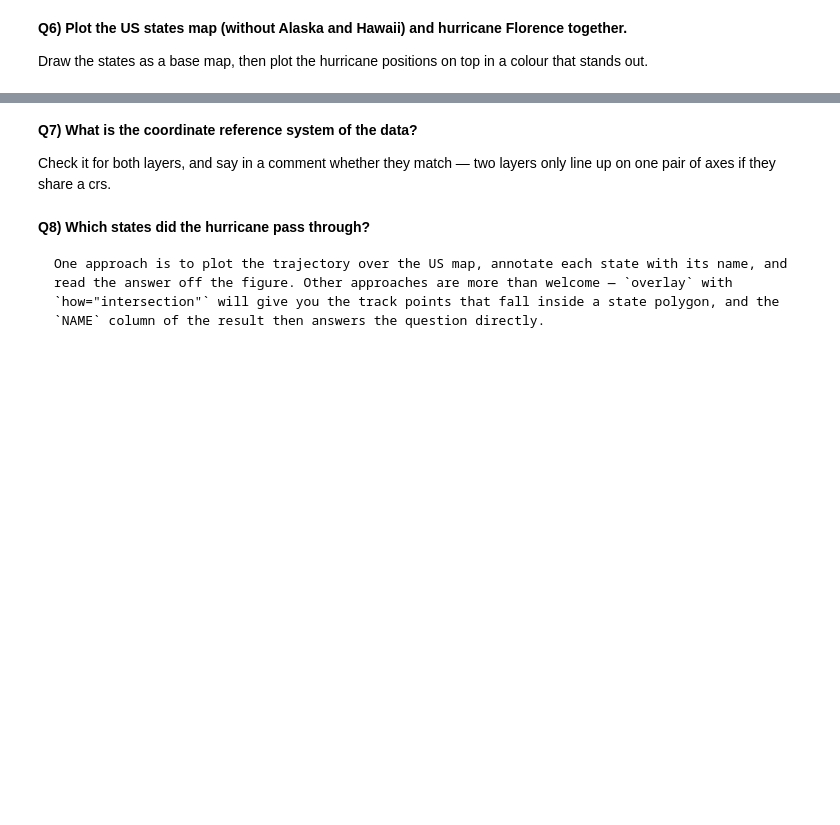
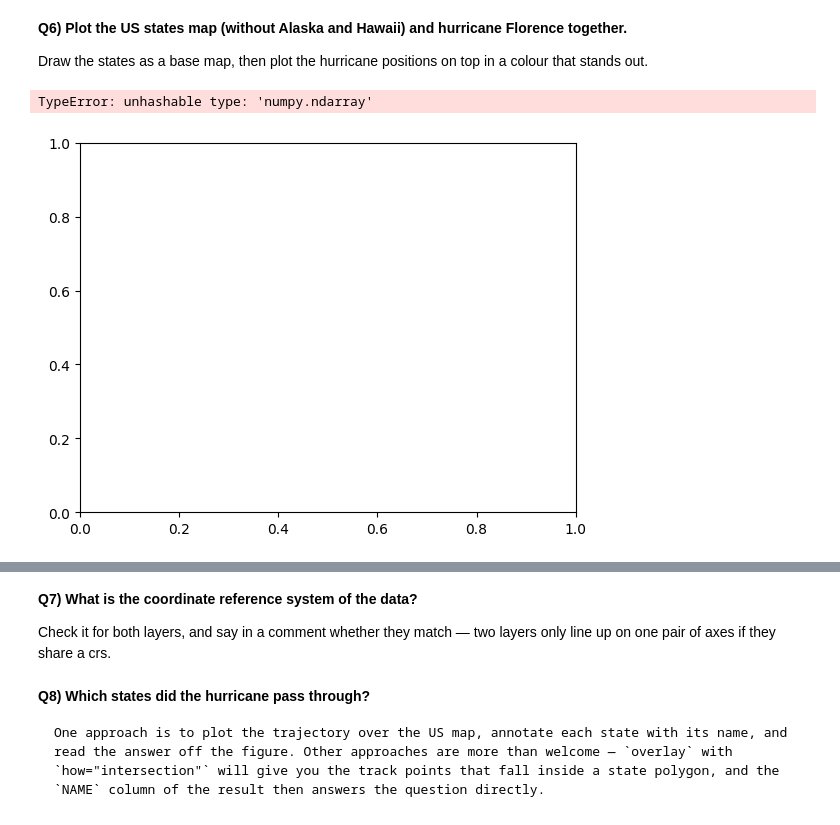
Before and after one commit to fiona-crdt/2026_Intro_Python, a Jupyter notebook: live/part-I/1.6-geospatial-vector-data-environmental-exercises.ipynb, the cells around one changed output, grey strips where cells are left out. Cells and saved outputs as stored; diff of their text form; code cells hidden in the pictures; blank space fills up the shorter version.

```diff
--- a/live/part-I/1.6-geospatial-vector-data-environmental-exercises.ipynb
+++ b/live/part-I/1.6-geospatial-vector-data-environmental-exercises.ipynb
@@ -110,0 +136,4 @@ and call the result `gdf_florence`. Then look at its first few rows.
+# %%
+# Create a geodataframe from the hurricane florence dataframe
+gdf_florence = gpd.GeoDataFrame(florence, geometry=gpd.points_from_xy(florence.Long, florence.Lat, crs="EPSG:4326"))
+gdf_florence.head()
@@ -115,3 +151,8 @@ Draw the states as a base map, then plot the hurricane positions on top in a col
 out.
 # %%
 # Plot to see the hurricane overlay the US map, with the hurricane position on top
+fig = plt.plot(country[~country.NAME.isin(["Alaska","Hawaii"])], figsize=(30,20))
+gdf_florence.plot(ax=fig.axes[0], color="red")
+# %% [output]
+TypeError: unhashable type: 'numpy.ndarray'
+[figure, added]
```
Also changed, not shown: parts of 8 cells of this notebook.
